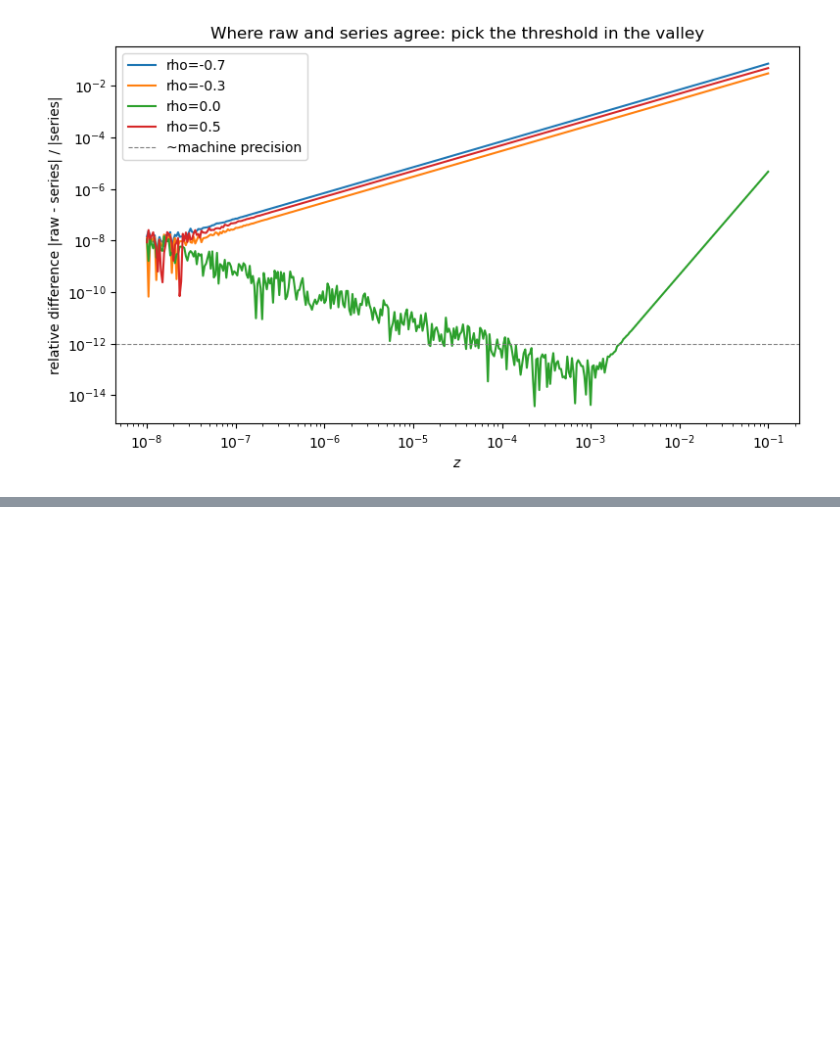
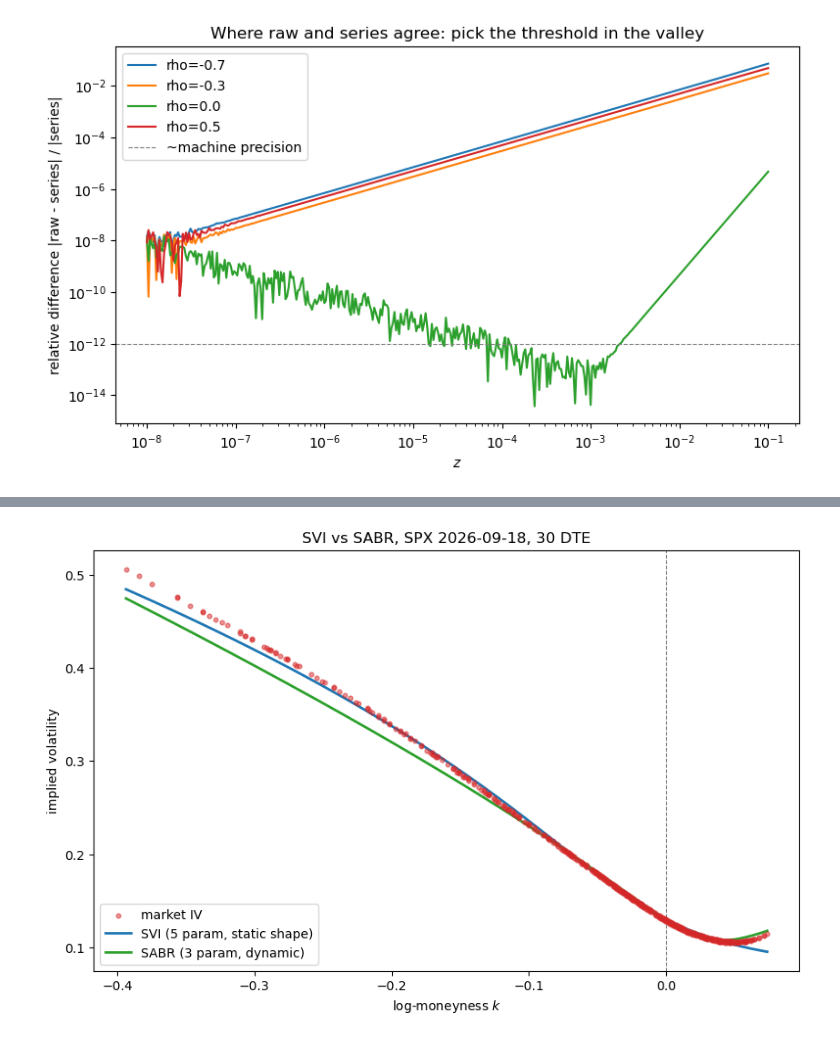
Before and after one commit to Kunvuthi/quant-project, a Jupyter notebook: notebooks/11_sabr_model.ipynb, the cells around one changed output, grey strips where cells are left out. Saved outputs shown, nothing was run; the diff lists cells and outputs as text; code cells hidden in the pictures; blank space fills up the shorter version.

```diff
--- a/notebooks/11_sabr_model.ipynb
+++ b/notebooks/11_sabr_model.ipynb
@@ -201,0 +292,26 @@ plt.show()
+# %%
+from calibration.svi import fit_slice, svi_raw
+
+w = s["w"]
+svi_result = fit_slice(k, w, weights=weights, lam=0.0)
+
+# convert both fits to vol space for a fair overlay
+k_dense = np.linspace(k.min(), k.max(), 400)
+K_dense = F * np.exp(k_dense)
+
+svi_vol = np.sqrt(svi_raw(k_dense, svi_result.params) / T)
+sabr_vol_curve = sabr_vol(K_dense, F, T, sabr_params.alpha, sabr_params.beta,
+                          sabr_params.rho, sabr_params.nu)
+
+fig, ax = plt.subplots(figsize=(10, 6))
+ax.scatter(k, iv_market, s=12, color="tab:red", alpha=0.5, label="market IV", zorder=3)
+ax.plot(k_dense, svi_vol, color="tab:blue", lw=2, label="SVI (5 param, static shape)")
+ax.plot(k_dense, sabr_vol_curve, color="tab:green", lw=2, label="SABR (3 param, dynamic)")
+ax.axvline(0, color="gray", lw=0.8, ls="--")
+ax.set_xlabel("log-moneyness $k$")
+ax.set_ylabel("implied volatility")
+ax.set_title(f"SVI vs SABR, SPX {expiry}, {dte} DTE")
+ax.legend()
+plt.show()
+# %% [output]
+[figure, added]
```
Also changed, not shown: parts of 10 cells of this notebook.
